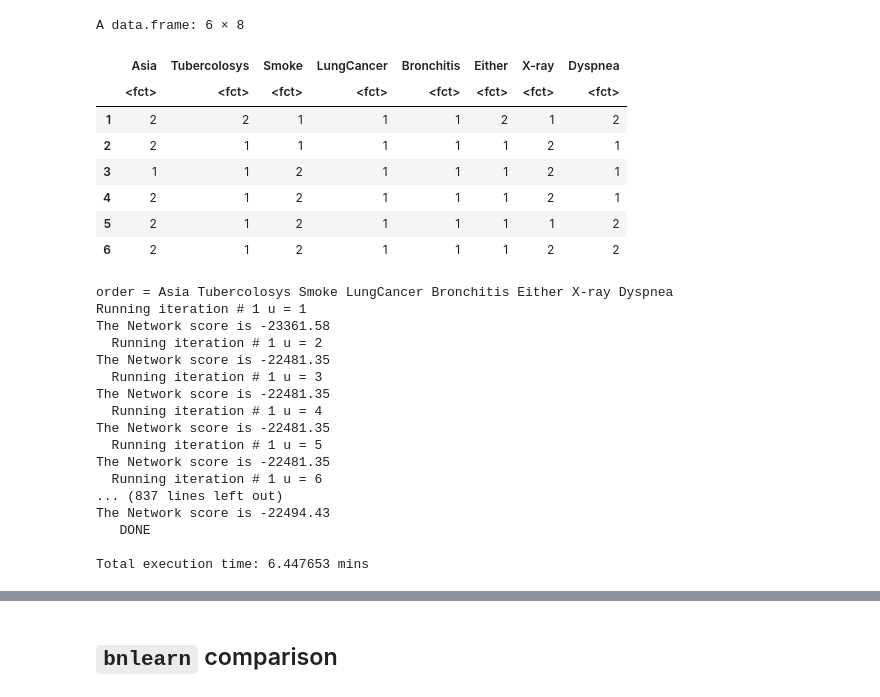
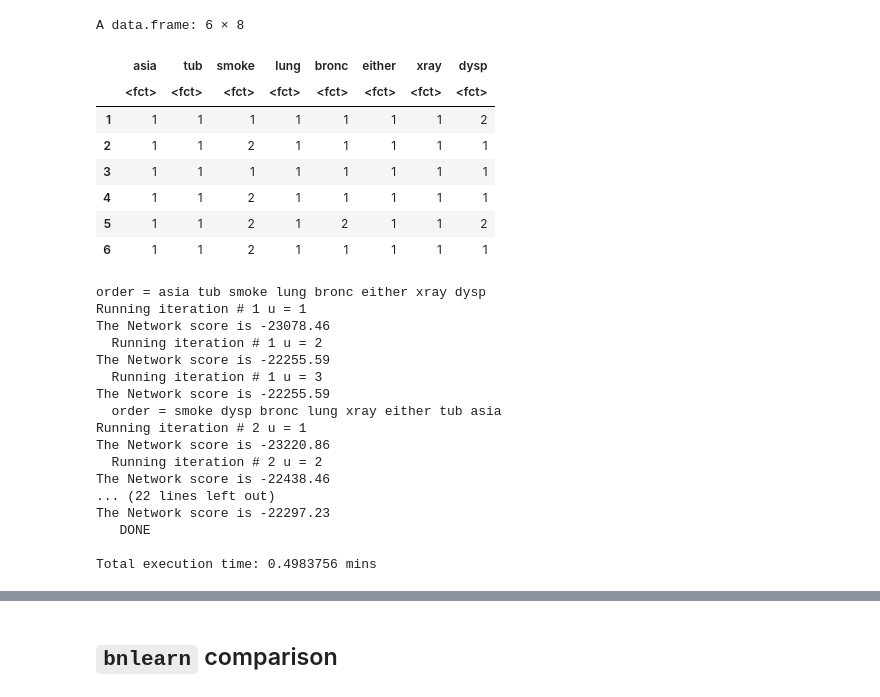
Before and after one commit to GiovanniZago/Bayesian-Networks, a Jupyter notebook: K2_asia_analysis.ipynb, the cells around one changed output, grey strips where cells are left out. Cells and saved outputs as stored; diff of their text form; code cells hidden in the pictures.

```diff
--- a/K2_asia_analysis.ipynb
+++ b/K2_asia_analysis.ipynb
@@ -1,8 +1,8 @@
 # %%
 # load packages
-library(purrr)          |> suppressPackageStartupMessages()
 library(Rgraphviz)      |> suppressPackageStartupMessages()
 library(bnlearn)        |> suppressPackageStartupMessages()
 library(bnstruct)       |> suppressPackageStartupMessages()
 source('K2methods.r')   |> suppressPackageStartupMessages()
+asia <- read.csv('https://www.ccd.pitt.edu/wiki/images/ASIA10k.csv')
 # %% [output]
@@ -26,4 +14,0 @@ The following objects are masked from 'package:base':
-# %%
-data = asia()
-data = impute(data)
-data = imputed.data(data)
@@ -33,0 +15,12 @@ bnstruct :: imputation finished.
+# %%
+# convert the dataset into a series of integers
+asia.modified = asia
+asia.modified[asia == "yes"] = 2
+asia.modified[asia == "no"] = 1
+
+for (i in 1:length(names(asia.modified))) {
+    name = names(asia.modified)[i]
+    asia.modified[, name] = as.factor(as.character(asia.modified[, name]))
+}
+
+head(asia.modified)
@@ -34,41 +37,40 @@ bnstruct :: imputation finished.
 # %%
-mode(data) = 'character'
-DF = data.frame(data, stringsAsFactors = TRUE)
+DF = data.frame(asia.modified, stringsAsFactors = TRUE)
 
-colnames(DF) <- asia()@variables
+colnames(DF) <- names(asia)
 head(DF)
 # %% [output]
 A data.frame: 6 × 8
-|  | Asia | Tubercolosys | Smoke | LungCancer | Bronchitis | Either | X-ray | Dyspnea |
+|  | asia | tub | smoke | lung | bronc | either | xray | dysp |
 |  | <fct> | <fct> | <fct> | <fct> | <fct> | <fct> | <fct> | <fct> |
-| 1 | 2 | 2 | 1 | 1 | 1 | 2 | 1 | 2 |
-| 2 | 2 | 1 | 1 | 1 | 1 | 1 | 2 | 1 |
-| 3 | 1 | 1 | 2 | 1 | 1 | 1 | 2 | 1 |
-| 4 | 2 | 1 | 2 | 1 | 1 | 1 | 2 | 1 |
-| 5 | 2 | 1 | 2 | 1 | 1 | 1 | 1 | 2 |
-| 6 | 2 | 1 | 2 | 1 | 1 | 1 | 2 | 2 |
+| 1 | 1 | 1 | 1 | 1 | 1 | 1 | 1 | 2 |
+| 2 | 1 | 1 | 2 | 1 | 1 | 1 | 1 | 1 |
+| 3 | 1 | 1 | 1 | 1 | 1 | 1 | 1 | 1 |
+| 4 | 1 | 1 | 2 | 1 | 1 | 1 | 1 | 1 |
+| 5 | 1 | 1 | 2 | 1 | 2 | 1 | 1 | 2 |
+| 6 | 1 | 1 | 2 | 1 | 1 | 1 | 1 | 1 |
 # %%
 today = 03072023 # default seed = 12345
 # %%
-struct = K2(n = ncol(DF), u = 8, D = DF, seed=today, num.iterations=50)
+struct = K2(n = ncol(DF), u = 3, D = DF, seed=today, num.iterations=5)
 # %% [output]
-order = Asia Tubercolosys Smoke LungCancer Bronchitis Either X-ray Dyspnea
+order = asia tub smoke lung bronc either xray dysp
 Running iteration # 1 u = 1
-The Network score is -23361.58
+The Network score is -23078.46
   Running iteration # 1 u = 2
-The Network score is -22481.35
+The Network score is -22255.59
   Running iteration # 1 u = 3
-The Network score is -22481.35
-  Running iteration # 1 u = 4
-The Network score is -22481.35
-  Running iteration # 1 u = 5
-The Network score is -22481.35
-  Running iteration # 1 u = 6
-... (837 lines left out)
-The Network score is -22494.43
+The Network score is -22255.59
+  order = smoke dysp bronc lung xray either tub asia
+Running iteration # 2 u = 1
+The Network score is -23220.86
+  Running iteration # 2 u = 2
+The Network score is -22438.46
+... (22 lines left out)
+The Network score is -22297.23
    DONE
 
-Total execution time: 6.447653 mins
+Total execution time: 0.4983756 mins
 # %% [markdown]
 | $num.iteration$ |                                    order                                   |    $best-u$   | $best-score_{K2}$ |
 |:---------------:|:--------------------------------------------------------------------------:|:-------------:|:-----------------:|
```
Also changed, not shown: parts of 22 cells of this notebook, 5 other files.
